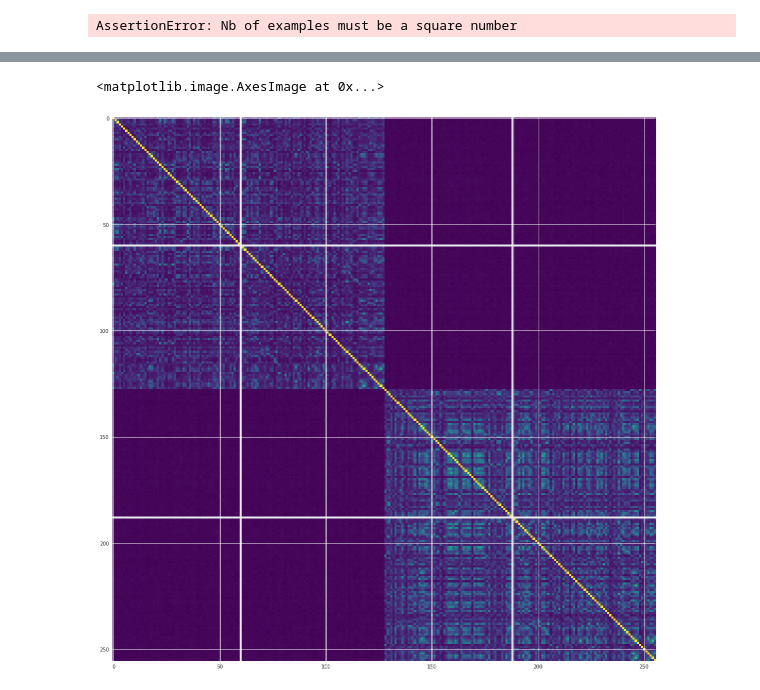
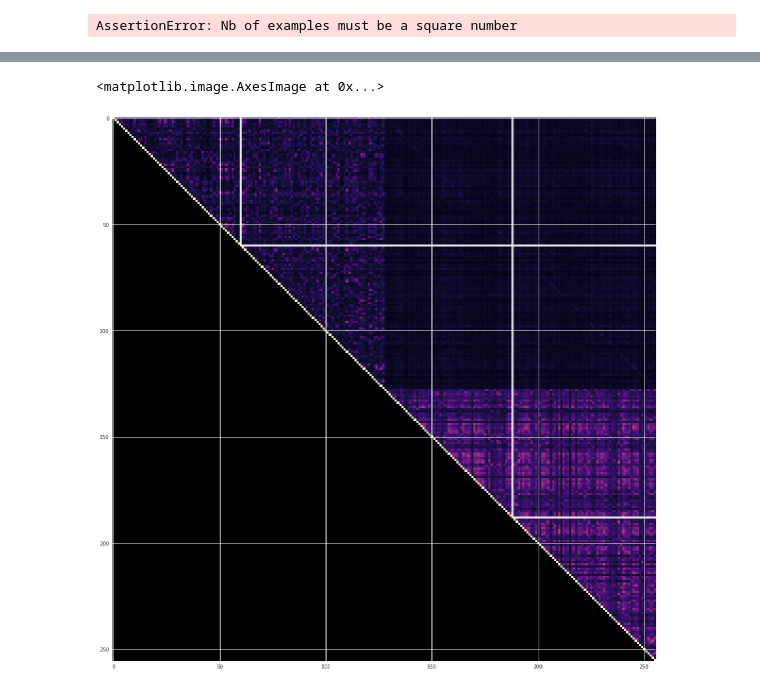
Before and after one commit to mehdidc/out_of_class, a Jupyter notebook: ae/analyze.ipynb, the cells around one changed output, grey strips where cells are left out. Drawn from its saved outputs; the diff is of its cells as text; code cells hidden in the pictures.

```diff
--- a/ae/analyze.ipynb
+++ b/ae/analyze.ipynb
@@ -109,5 +107,5 @@ Using Theano backend.
 # %%
-model = load('mnist')
+model = load('results/mnist')
 # %%
 layer_id = 7
 layer_h = 16
@@ -148,7 +148,7 @@ def featurize(h):
     h = np.concatenate((hx, hy), axis=1)
     return h
 # %%
-gen = np.load('mnist/gen/generated.npz')
+gen = np.load('results/mnist/gen/generated.npz')
 Xg = gen['generated'][0:1000]
 print(Xg.shape)
 yg = np.array([-1] * len(Xg))
@@ -218,11 +215,11 @@ plt.show()
 # Computes normalized mutual information between all possible pairs of features
 m = np.zeros((h.shape[1], h.shape[1]))
 for i in range(h.shape[1]):
-    for j in range(h.shape[1]):
+    for j in range(i, h.shape[1]):
         ij_counts = defaultdict(int)
         icounts = defaultdict(int)
         jcounts = defaultdict(int)
-        for k in range(1000):
+        for k in range(1000, 2000):
             ij_counts[(h[k, i], h[k, j])] += 1
             icounts[h[k, i]] += 1
             jcounts[h[k, j]] += 1
@@ -241,6 +240,6 @@ for i in range(h.shape[1]):
 # %%
 fig = plt.figure(figsize=(20, 20))
-plt.imshow(m, cmap='viridis')
+plt.imshow(m, cmap='magma')
 # %% [output]
 <matplotlib.image.AxesImage at 0x...>
-[figure, old version]
+[figure, new version]
```
Also changed, not shown: parts of 9 cells of this notebook, 2 other files.
